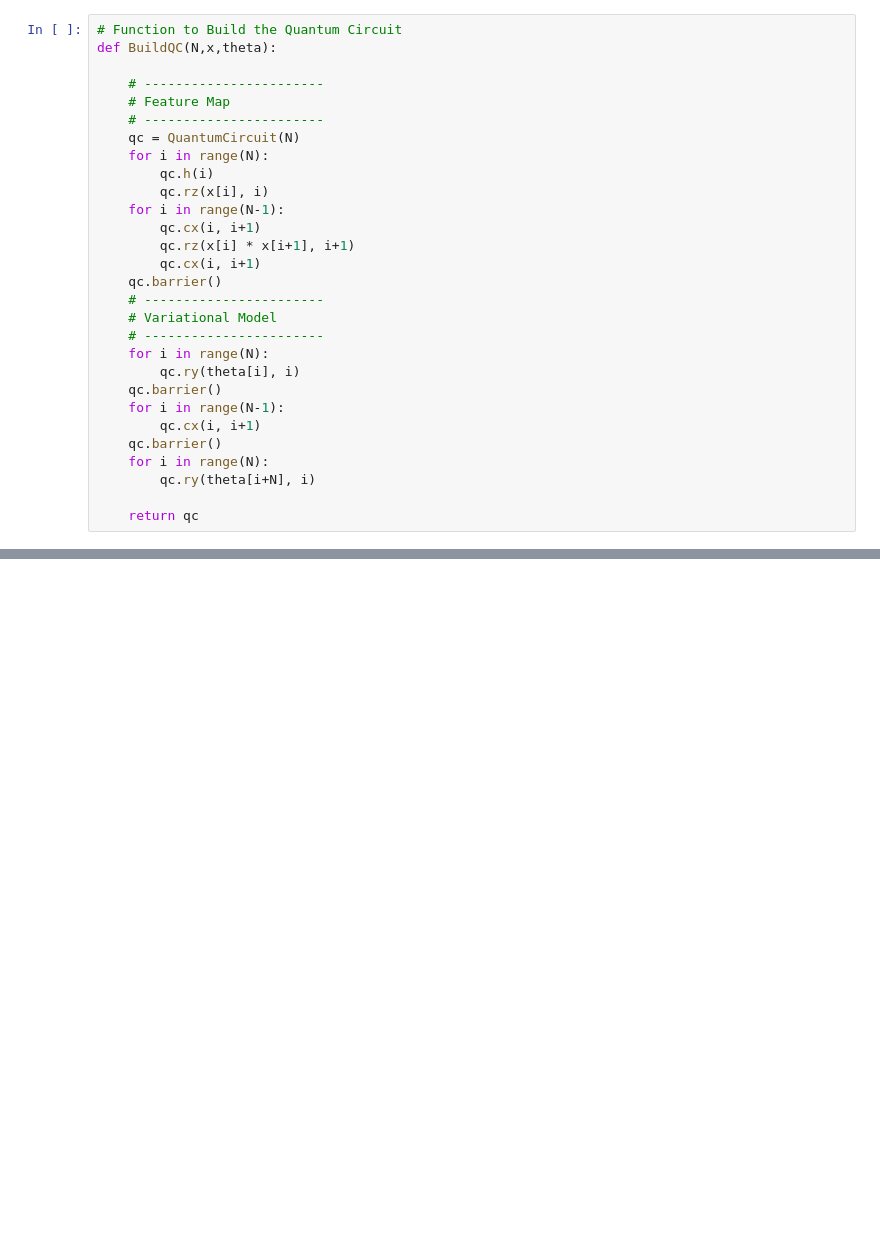
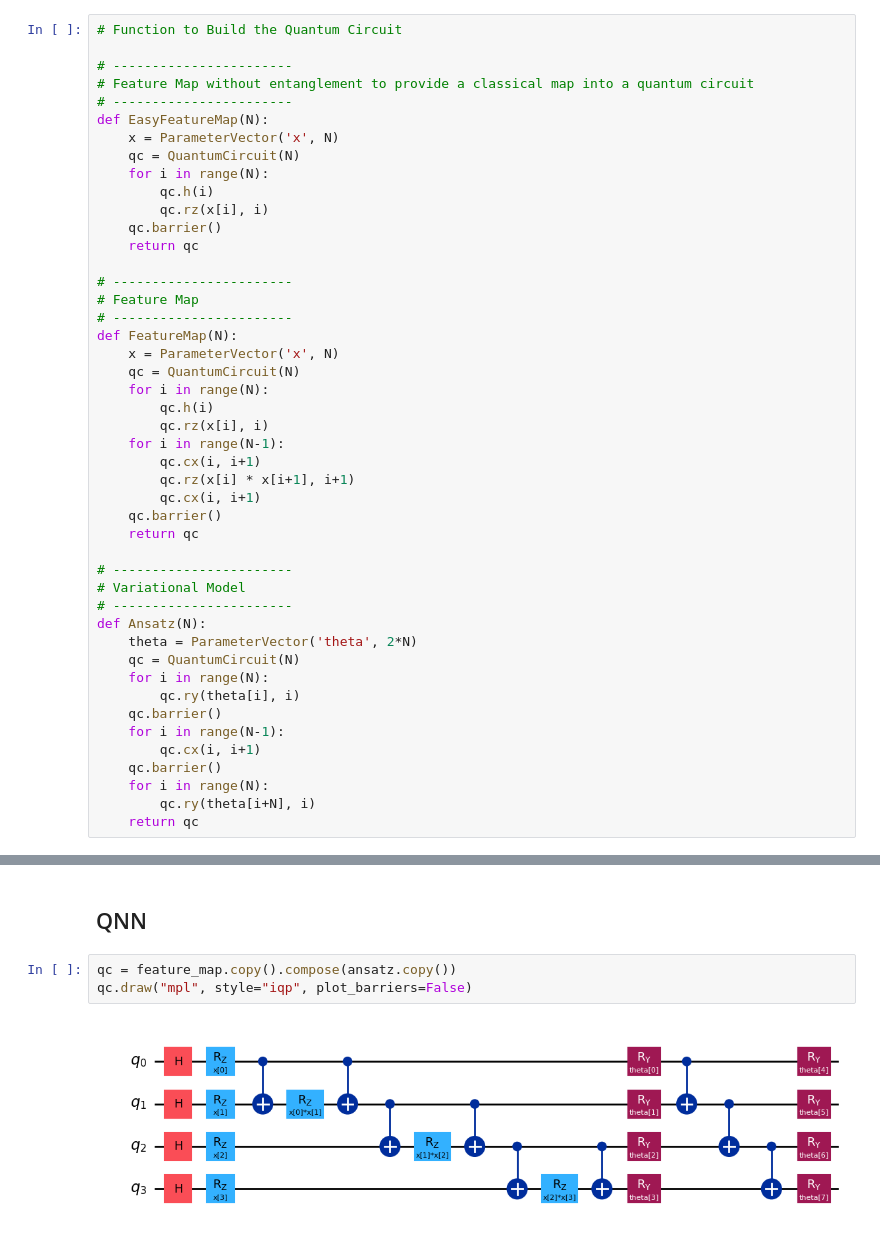
Before and after one commit to FrancescoPeron/LCP_B, a Jupyter notebook: Project/qnn.ipynb, the cells around one changed output, grey strips where cells are left out. Saved outputs shown, nothing was run; the diff lists cells and outputs as text; blank space fills up the shorter version.

```diff
--- a/Project/qnn.ipynb
+++ b/Project/qnn.ipynb
@@ -14,10 +12,23 @@ import pandas as pd
 # %%
 # Function to Build the Quantum Circuit
-def BuildQC(N,x,theta):
 
-    # -----------------------
-    # Feature Map
-    # -----------------------
+# -----------------------
+# Feature Map without entanglement to provide a classical map into a quantum circuit
+# -----------------------
+def EasyFeatureMap(N):
+    x = ParameterVector('x', N)
+    qc = QuantumCircuit(N)
+    for i in range(N):
+        qc.h(i)
+        qc.rz(x[i], i)
+    qc.barrier()
+    return qc
+
+# -----------------------
+# Feature Map
+# -----------------------
+def FeatureMap(N):
+    x = ParameterVector('x', N)
     qc = QuantumCircuit(N)
     for i in range(N):
         qc.h(i)
@@ -27,9 +38,14 @@ def BuildQC(N,x,theta):
         qc.rz(x[i] * x[i+1], i+1)
         qc.cx(i, i+1)
     qc.barrier()
-    # -----------------------
-    # Variational Model
-    # -----------------------
+    return qc
+
+# -----------------------
+# Variational Model
+# -----------------------
+def Ansatz(N):
+    theta = ParameterVector('theta', 2*N)
+    qc = QuantumCircuit(N)
     for i in range(N):
         qc.ry(theta[i], i)
     qc.barrier()
@@ -38,7 +54,6 @@ def BuildQC(N,x,theta):
     qc.barrier()
     for i in range(N):
         qc.ry(theta[i+N], i)
-
     return qc
 # %%
 # Read and scale data from Iris Dataset
@@ -65,0 +86,7 @@ x_train, x_test, y_train, y_test = train_test_split(
+# %% [markdown]
+## QNN
+# %%
+qc = feature_map.copy().compose(ansatz.copy())
+qc.draw("mpl", style="iqp", plot_barriers=False)
+# %% [output]
+[figure, added]
```
Also changed, not shown: parts of 11 cells of this notebook, 1 other file.
